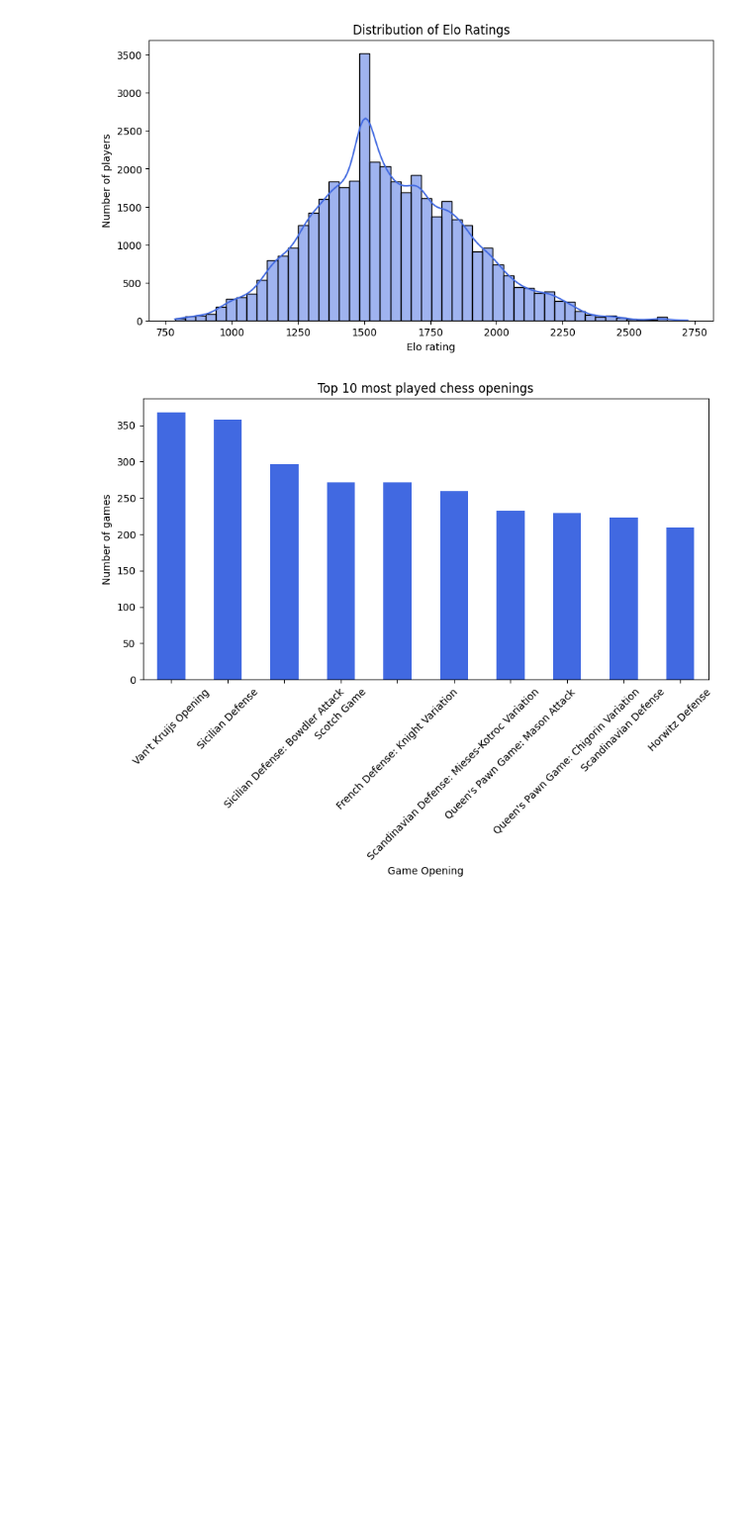
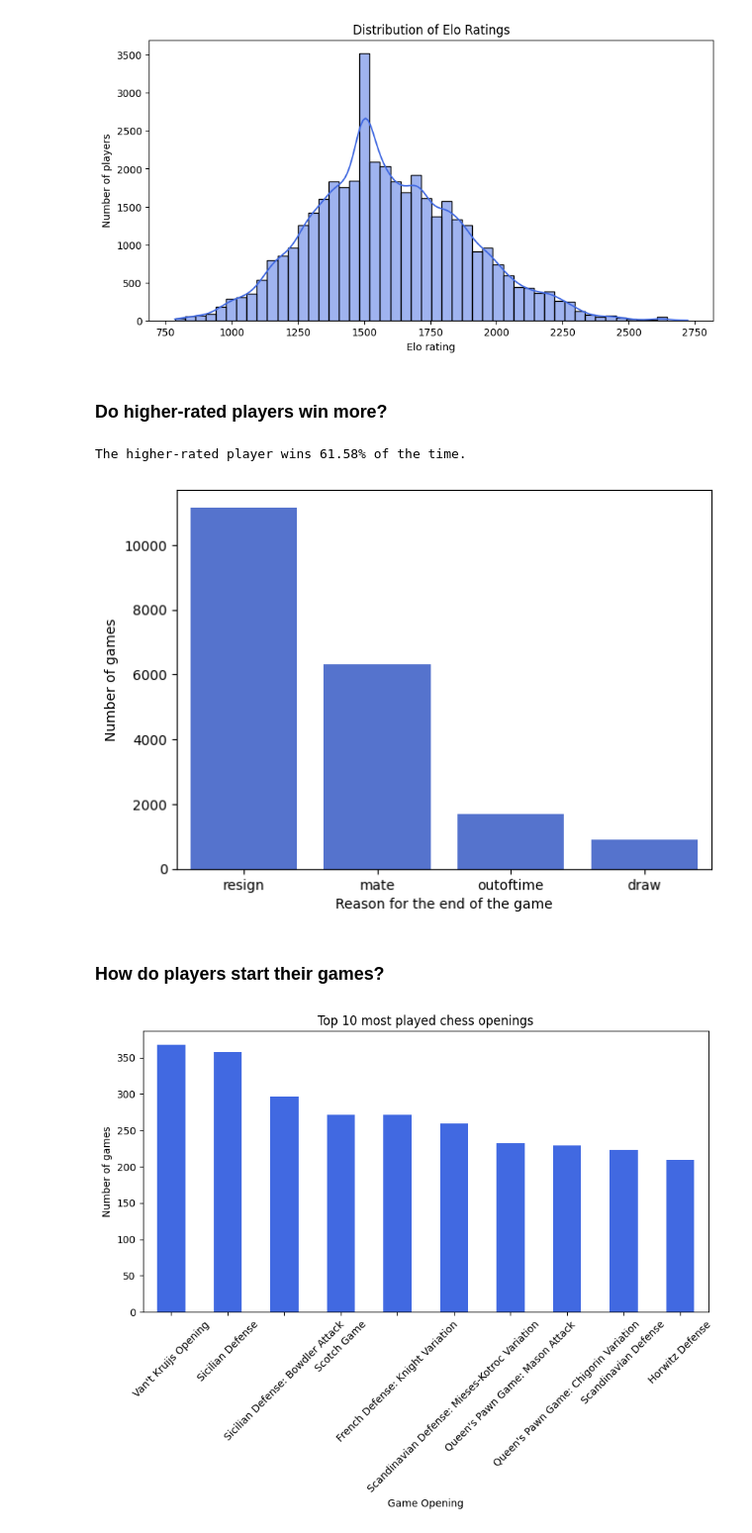
Before and after one commit to com-480-data-visualization/Team-GB, a Jupyter notebook: Milestone1.ipynb, the cells around one changed output. Shown at 99% size. Drawn from its saved outputs; the diff is of its cells as text; code cells hidden in the pictures; blank space fills up the shorter version.

```diff
--- a/Milestone1.ipynb
+++ b/Milestone1.ipynb
@@ -109,6 +111,27 @@ plt.title("Distribution of Elo Ratings")
 plt.show()
 # %% [output]
 [figure]
+# %% [markdown]
+### Do higher-rated players win more?
+# %%
+higher_rated_wins = df[((df['white_rating'] > df['black_rating']) &(df['winner'] == 'white')) |
+                       ((df['black_rating'] >df['white_rating']) & (df['winner'] == 'black'))]
+percentage_higher_rated_wins = len(higher_rated_wins) / len(df) * 100
+
+print(f"The higher-rated player wins {percentage_higher_rated_wins:.2f}% of the time.")
+# %% [output]
+The higher-rated player wins 61.58% of the time.
+# %%
+# Distribution of games' outcomes
+plt.figure(figsize=(7,5))
+sns.countplot(data=df, x='victory_status',order=df['victory_status'].value_counts().index, color="royalblue")
+plt.xlabel("Reason for the end of the game")
+plt.ylabel("Number of games")
+plt.show()
+# %% [output]
+[figure, added]
+# %% [markdown]
+### How do players start their games?
 # %%
 # Most popular openings
 plt.figure(figsize=(10,5))
```
Also changed, not shown: parts of 9 cells of this notebook.
